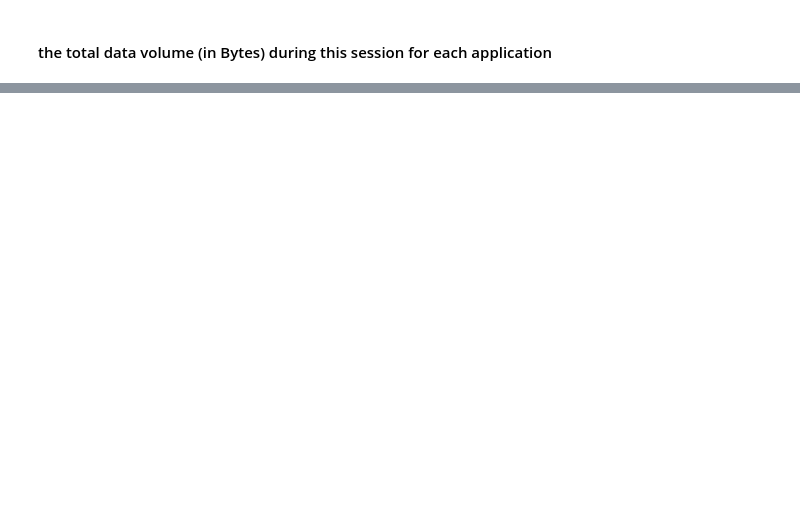
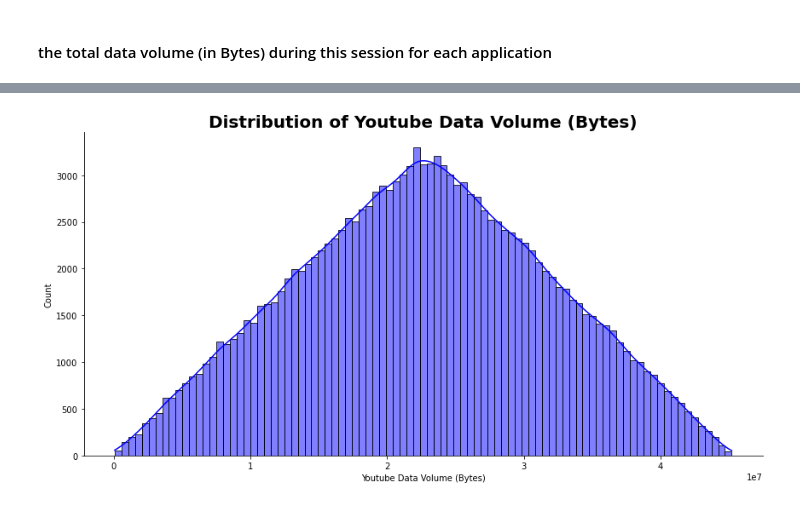
Before and after one commit to Danu-B/Telecom_Industry_User_Analytic, a Jupyter notebook: notebooks/Preprocessing_and_overview..ipynb, the cells around one changed output, grey strips where cells are left out. Cells and saved outputs as stored; diff of their text form; code cells hidden in the pictures; blank space fills up the shorter version.

```diff
--- a/notebooks/Preprocessing_and_overview..ipynb
+++ b/notebooks/Preprocessing_and_overview..ipynb
@@ -651,0 +732,4 @@ Name: Handset Manufacturer, Length: 171, dtype: int64
+# %%
+plot_hist(db, 'Youtube Data Volume (Bytes)', 'blue')
+# %% [output]
+[figure, added]
```
Also changed, not shown: parts of 29 cells of this notebook, 1 other file.
